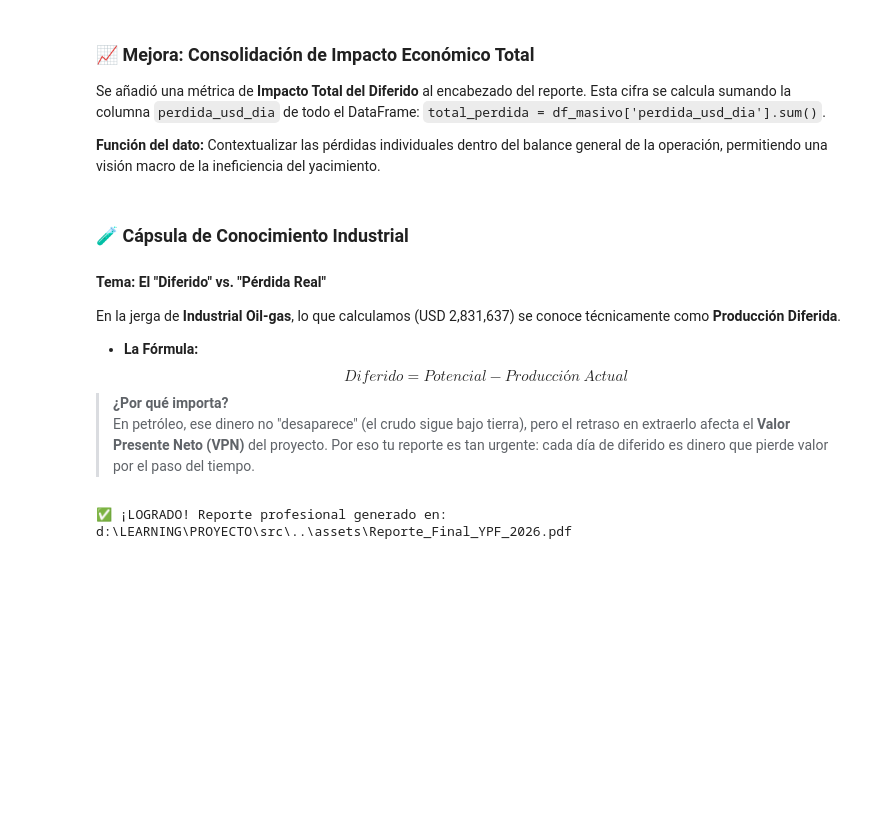
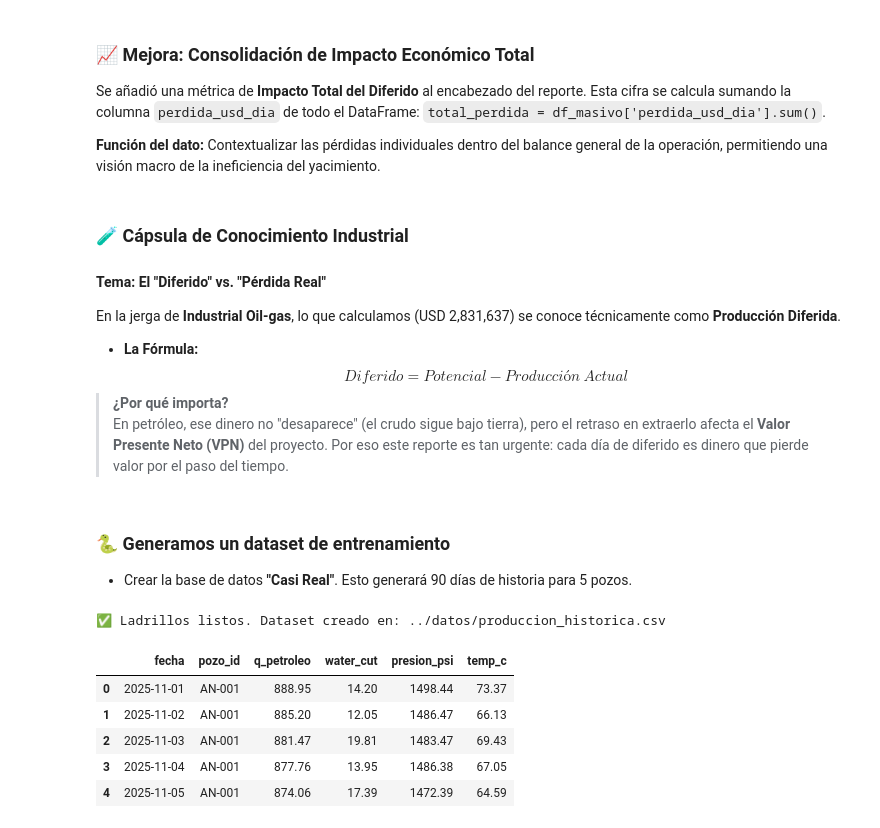
Before and after one commit to SiRoDevSoft/analisis_eficiencia_vaca_muerta, a Jupyter notebook: notebooks/monitor_eficiencia.ipynb, the cells around one changed output. Saved outputs shown, nothing was run; the diff lists cells and outputs as text; code cells hidden in the pictures; blank space fills up the shorter version.

```diff
--- a/notebooks/monitor_eficiencia.ipynb
+++ b/notebooks/monitor_eficiencia.ipynb
@@ -515,23 +446,43 @@ En la jerga de **Industrial Oil-gas**, lo que calculamos (USD 2,831,637) se cono
     $$Diferido = Potencial - Producción\ Actual$$
 
 > **¿Por qué importa?**
-> En petróleo, ese dinero no "desaparece" (el crudo sigue bajo tierra), pero el retraso en extraerlo afecta el **Valor Presente Neto (VPN)** del proyecto. Por eso tu reporte es tan urgente: cada día de diferido es dinero que pierde valor por el paso del tiempo.
+> En petróleo, ese dinero no "desaparece" (el crudo sigue bajo tierra), pero el retraso en extraerlo afecta el **Valor Presente Neto (VPN)** del proyecto. Por eso este reporte es tan urgente: cada día de diferido es dinero que pierde valor por el paso del tiempo.
 # %%
-# 1. Aseguramos que el path sea correcto
-import sys
-import os
-ruta_src = os.path.abspath(os.path.join(os.getcwd(), '..', 'src'))
-if ruta_src not in sys.path:
-    sys.path.append(ruta_src)
+# # 1. Aseguramos que el path sea correcto
+# import sys
+# import os
+# ruta_src = os.path.abspath(os.path.join(os.getcwd(), '..', 'src'))
+# if ruta_src not in sys.path:
+#     sys.path.append(ruta_src)
 
-# 2. Importamos la función
-from reporte_motor import generar_reporte_profesional
+# # 2. Importamos la función
+# from reporte_motor import generar_reporte_profesional
 
-# 3. EJECUCIÓN LIMPIA
-try:
-    ruta = generar_reporte_profesional(df_masivo)
-    print(f"✅ ¡LOGRADO! Reporte profesional generado en: {ruta}")
-except Exception as e:
-    print(f"❌ Error durante la generación: {e}")
+# # 3. EJECUCIÓN LIMPIA
+# try:
+#     ruta = generar_reporte_profesional(df_masivo)
+#     print(f"✅ ¡LOGRADO! Reporte profesional generado en: {ruta}")
+# except Exception as e:
+#     print(f"❌ Error durante la generación: {e}")
-# %% [output]
-✅ ¡LOGRADO! Reporte profesional generado en: d:\LEARNING\PROYECTO\src\..\assets\Reporte_Final_YPF_2026.pdf
+# %% [markdown]
+### 🐍 Generamos un dataset de entrenamiento
+* Crear la base de datos **"Casi Real"**. Esto generará 90 días de historia para 5 pozos.
+# %%
+from generador_datos import fabricar_dataset_historico
+import pandas as pd
+
+# 1. Ordenamos la creación de la data
+ruta = fabricar_dataset_historico()
+print(f"✅ Ladrillos listos. Dataset creado en: {ruta}")
+
+# 2. Cargamos para validar
+df_historico = pd.read_csv(ruta)
+display(df_historico.head())
+# %% [output]
+✅ Ladrillos listos. Dataset creado en: ../datos/produccion_historica.csv
+|  | fecha | pozo_id | q_petroleo | water_cut | presion_psi | temp_c |
+| 0 | 2025-11-01 | AN-001 | 888.95 | 14.20 | 1498.44 | 73.37 |
+| 1 | 2025-11-02 | AN-001 | 885.20 | 12.05 | 1486.47 | 66.13 |
+| 2 | 2025-11-03 | AN-001 | 881.47 | 19.81 | 1483.47 | 69.43 |
+| 3 | 2025-11-04 | AN-001 | 877.76 | 13.95 | 1486.38 | 67.05 |
+| 4 | 2025-11-05 | AN-001 | 874.06 | 17.39 | 1472.39 | 64.59 |
```
Also changed, not shown: parts of 17 cells of this notebook, 15 other files.
